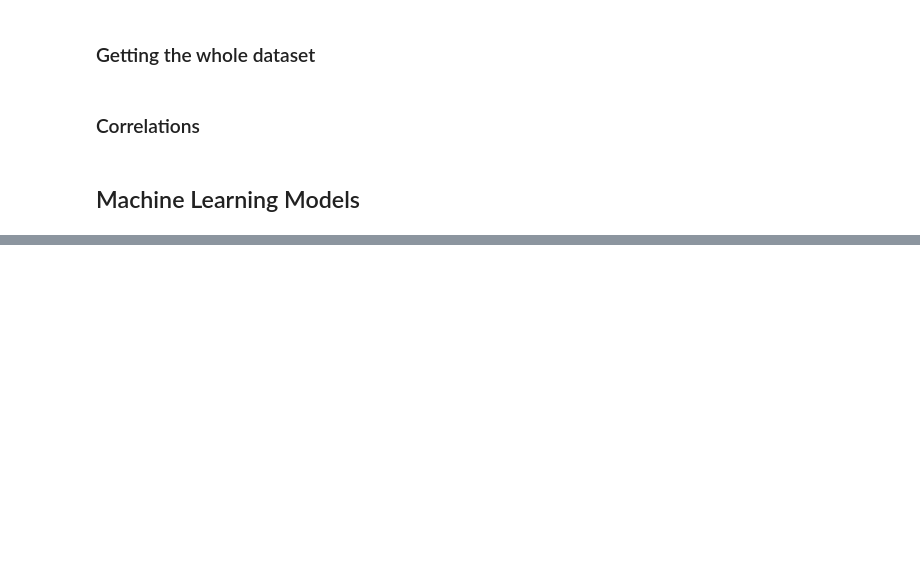
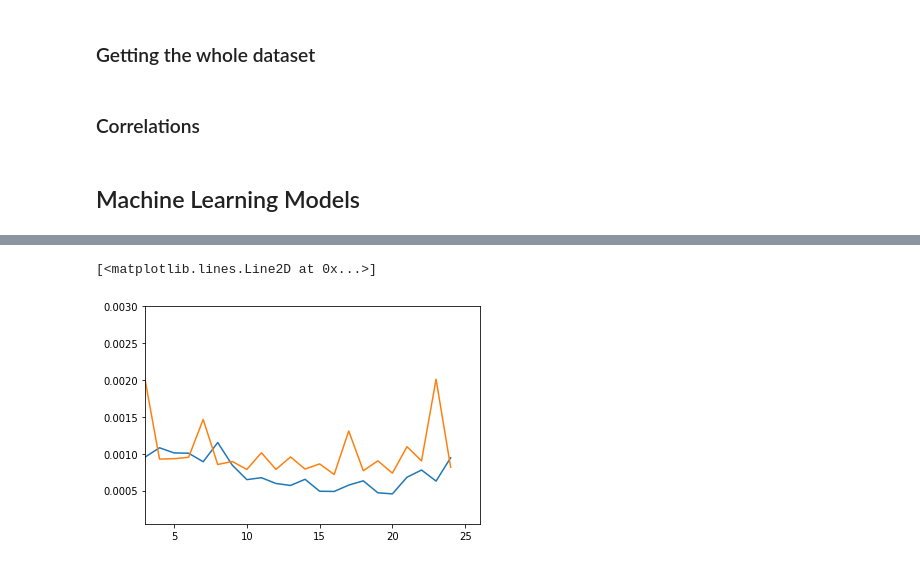
Before and after one commit to GustavoElizarraras/Kaggle, a Jupyter notebook: House_pricing/pricing_houses.ipynb, the cells around one changed output, grey strips where cells are left out. Saved outputs shown, nothing was run; the diff lists cells and outputs as text; code cells hidden in the pictures; blank space fills up the shorter version.

```diff
--- a/House_pricing/pricing_houses.ipynb
+++ b/House_pricing/pricing_houses.ipynb
@@ -261,7 +259,8 @@ NameError: name 'predictions' is not defined
 # %%
 from sklearn.linear_model import SGDRegressor
-sgd = SGDRegressor(max_iter=5000, learning_rate='adaptive')
-sgd.fit(processed_train, y.values)
-predictions_sgd_train = sgd.predict(processed_train)
-# predictions_sgd = sgd.predict(processed_test)
-# predictions_sgd
+sgd = SGDRegressor(loss='squared_epsilon_insensitive', max_iter=10000, learning_rate='adaptive', epsilon=0.001, alpha=0.001)
+sgd.fit(processed_train, y.values/y_max)
+predictions_sgd_train = sgd.predict(processed_train) * y_max
+predictions_sgd = sgd.predict(processed_test) * y_max
+make_csv('sgd', predictions_sgd)
+mean_squared_log_error(y.values, predictions_sgd_train)
@@ -280,0 +276,28 @@ categorical_columns = list(house_data_train.dtypes[house_data_train.dtypes == np
+# %%
+model = Sequential([
+  Dense(1028, input_dim=processed_train.shape[1]),
+  Dropout(0.3),
+  Dense(512, activation='relu'),
+  Dropout(0.1),
+  Dense(512, activation='relu'),
+  Dropout(0.1),
+  Dense(256, activation='relu'),
+  Dense(128, activation='relu'),
+  Dense(64, activation='relu'),
+  Dense(64, activation='relu'),
+  Dense(1, activation='linear')
+])
+# %%
+msle = MeanSquaredLogarithmicError()
+model.compile(
+    loss=msle,
+    optimizer=Adam(learning_rate=0.002),
+    metrics=[msle]
+)
+# train the model
+history = model.fit(
+    processed_train,
+    y.values/y_max,
+    epochs=25,
+    validation_split=0.1
+)
@@ -280,0 +322,7 @@ categorical_columns = list(house_data_train.dtypes[house_data_train.dtypes == np
+# %%
+plt.axis([3, 26, 0.00005, 0.003])
+plt.plot(history.history['mean_squared_logarithmic_error'])
+plt.plot(history.history['val_mean_squared_logarithmic_error'])
+# %% [output]
+[<matplotlib.lines.Line2D at 0x...>]
+[figure, added]
```
Also changed, not shown: parts of 13 cells of this notebook.
